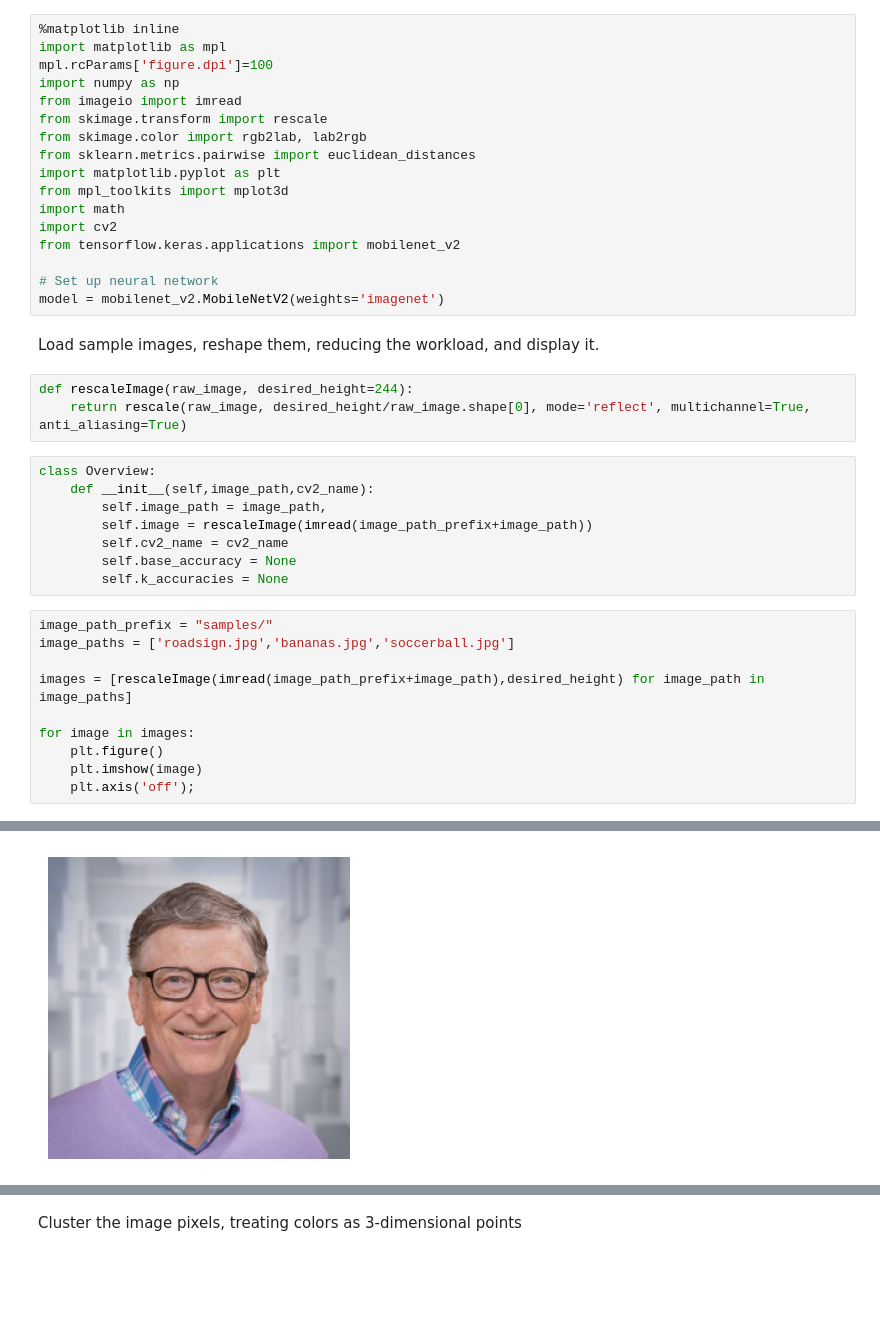
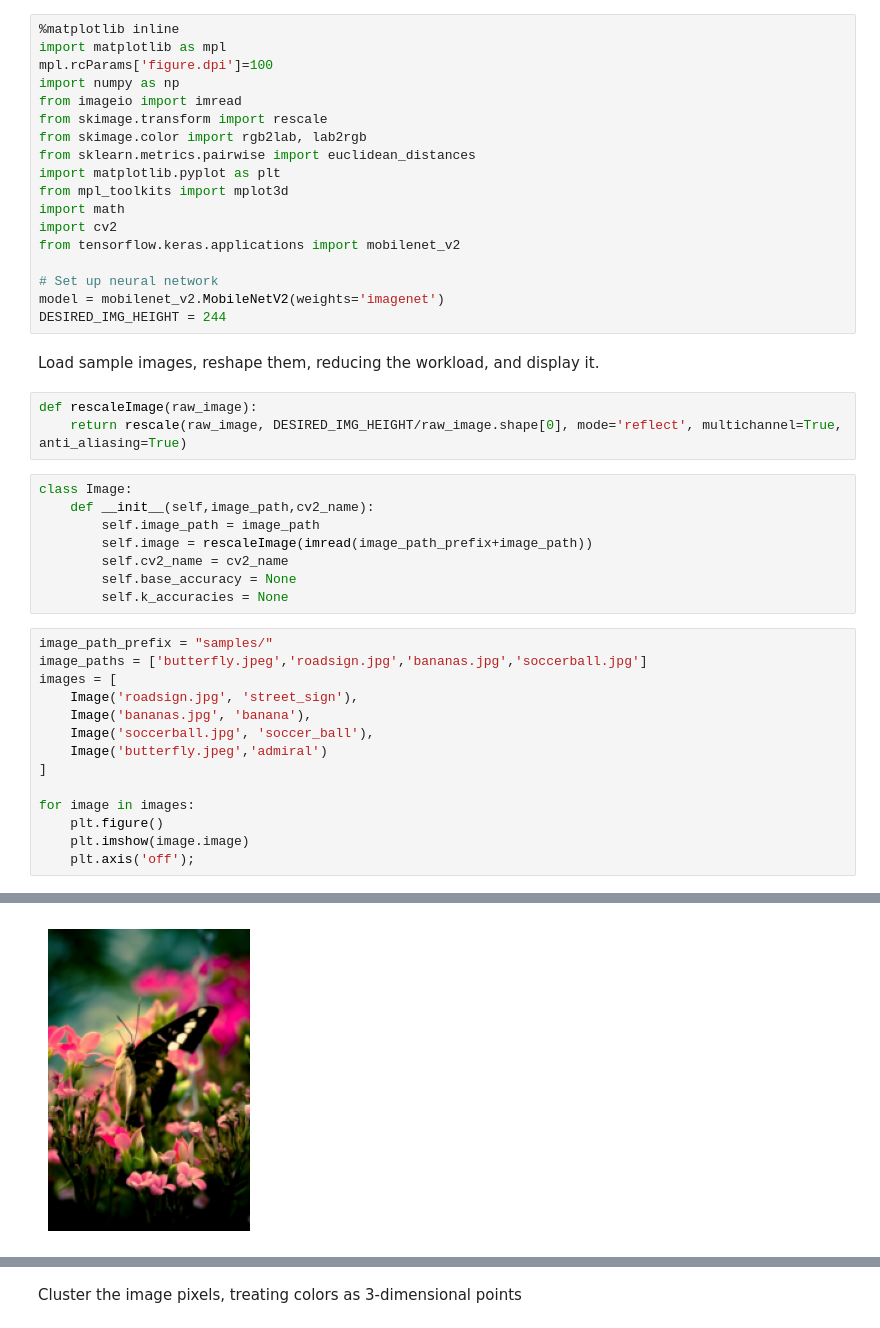
Before and after one commit to PBonvang/Lab3-ImageSegmentation, a Jupyter notebook: Lab3_ImageSegmentation.ipynb, the cells around one changed output, grey strips where cells are left out. Saved outputs shown, nothing was run; the diff lists cells and outputs as text; blank space fills up the shorter version.

```diff
--- a/Lab3_ImageSegmentation.ipynb
+++ b/Lab3_ImageSegmentation.ipynb
@@ -18,33 +18,38 @@ from tensorflow.keras.applications import mobilenet_v2
 
 # Set up neural network
 model = mobilenet_v2.MobileNetV2(weights='imagenet')
+DESIRED_IMG_HEIGHT = 244
 # %% [markdown]
 Load sample images, reshape them, reducing the workload, and display it.
 # %%
-def rescaleImage(raw_image, desired_height=244):
-    return rescale(raw_image, desired_height/raw_image.shape[0], mode='reflect', multichannel=True, anti_aliasing=True)
+def rescaleImage(raw_image):
+    return rescale(raw_image, DESIRED_IMG_HEIGHT/raw_image.shape[0], mode='reflect', multichannel=True, anti_aliasing=True)
 # %%
-class Overview:
+class Image:
     def __init__(self,image_path,cv2_name):
-        self.image_path = image_path,
+        self.image_path = image_path
         self.image = rescaleImage(imread(image_path_prefix+image_path))
         self.cv2_name = cv2_name
         self.base_accuracy = None
         self.k_accuracies = None
 # %%
 image_path_prefix = "samples/"
-image_paths = ['roadsign.jpg','bananas.jpg','soccerball.jpg']
-
-images = [rescaleImage(imread(image_path_prefix+image_path),desired_height) for image_path in image_paths]
+image_paths = ['butterfly.jpeg','roadsign.jpg','bananas.jpg','soccerball.jpg']
+images = [
+    Image('roadsign.jpg', 'street_sign'),
+    Image('bananas.jpg', 'banana'),
+    Image('soccerball.jpg', 'soccer_ball'),
+    Image('butterfly.jpeg','admiral')
+]
 
 for image in images:
     plt.figure()
-    plt.imshow(image)
+    plt.imshow(image.image)
     plt.axis('off');
 # %% [output]
 [figure]
 [figure]
 [figure]
-[figure, old version]
+[figure, new version]
 # %%
 ########## Get base accuracy ##########
```
Also changed, not shown: parts of 1 cell of this notebook, 1 other file.
